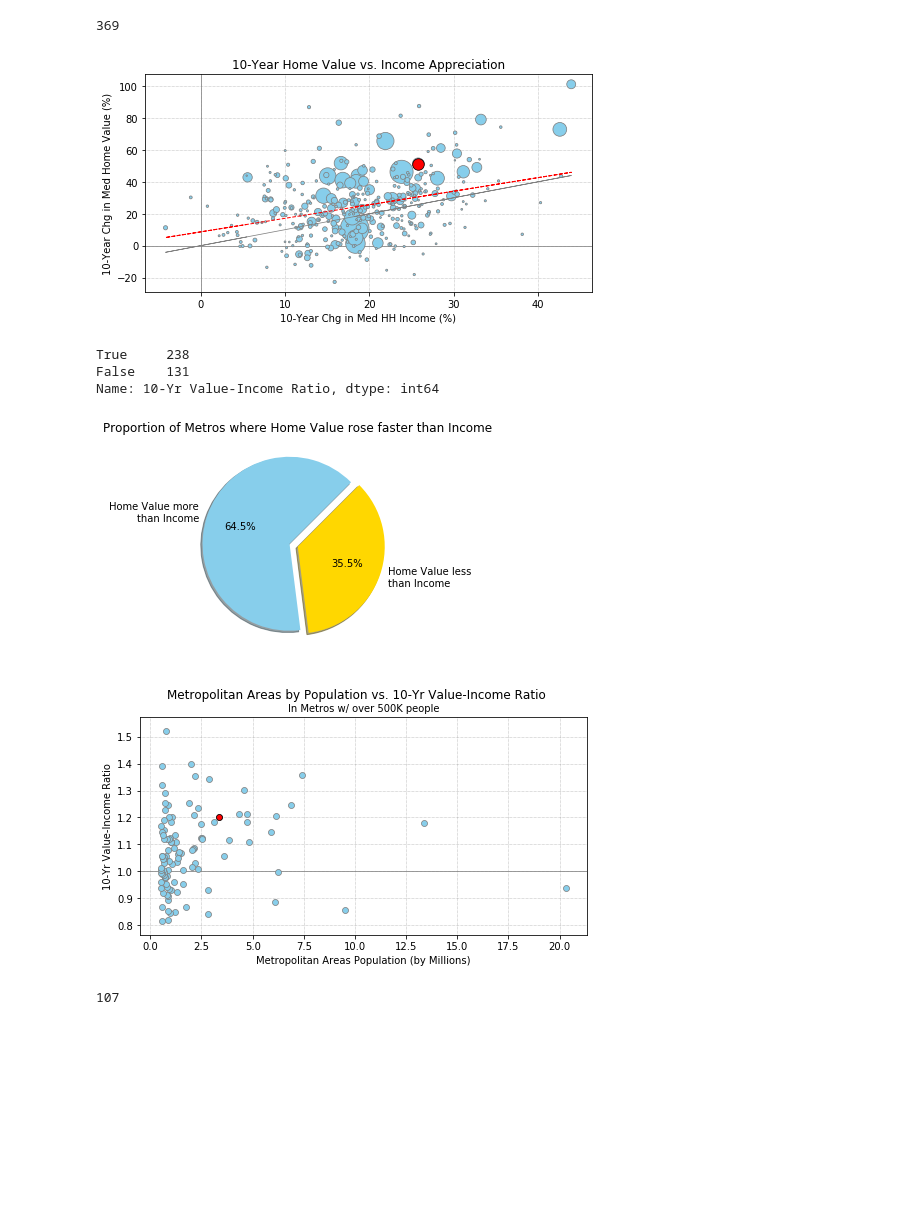
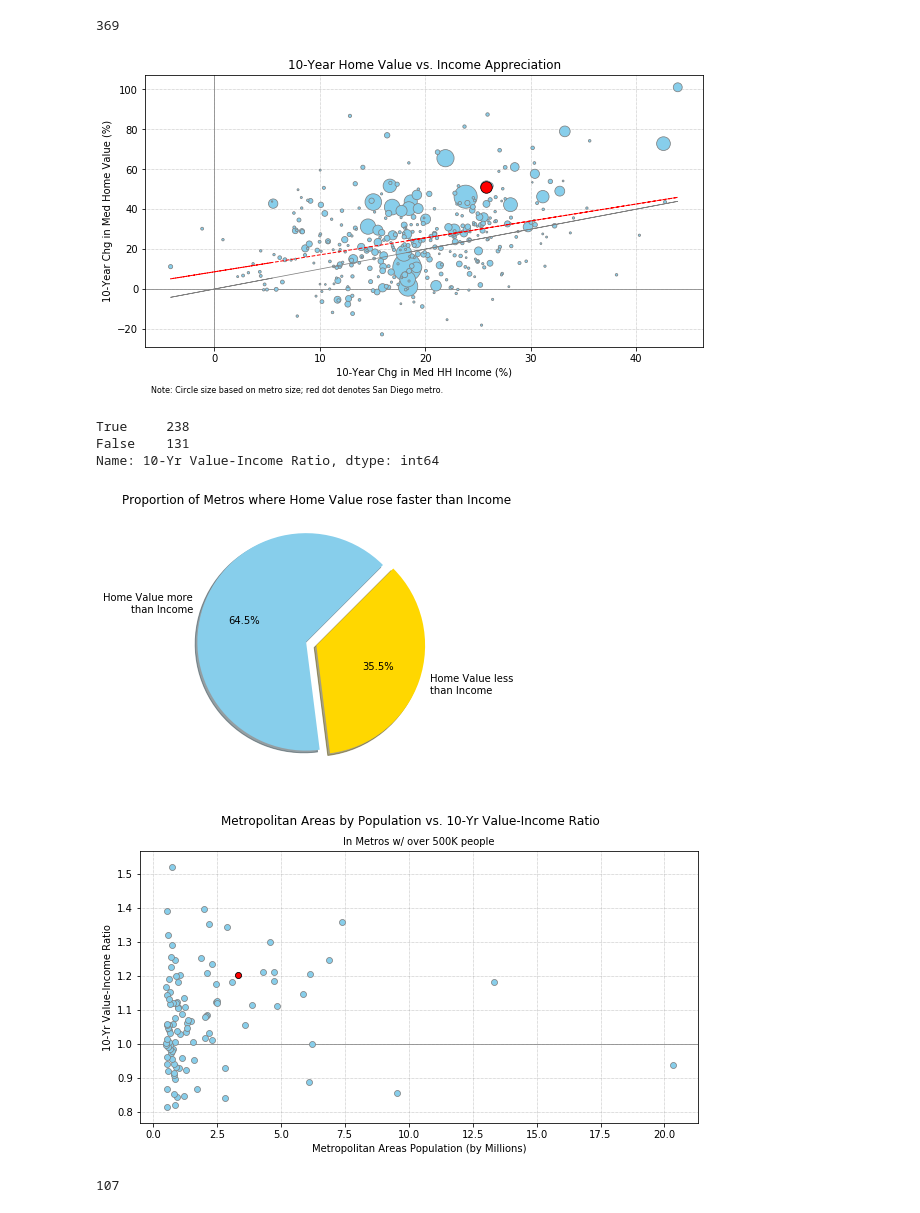
Before and after one commit to cgainor/Housing-and-Income-Appreciation, a Jupyter notebook: Work/Metro_10yr_Scatter.ipynb, the cells around one changed output. Drawn from its saved outputs; the diff is of its cells as text; code cells hidden in the pictures; blank space fills up the shorter version.

Commit message:
update to metro notebook

```diff
--- a/Work/Metro_10yr_Scatter.ipynb
+++ b/Work/Metro_10yr_Scatter.ipynb
@@ -132,7 +128,7 @@ sdvalue_chg = sandiego_df["10-Yr Home Value Chg"]
 #                     (value_chg.max() - value_chg.min())/24))
 
 # Plot points, labels, and title
-plt.figure(figsize=(8,4))
+plt.figure(figsize=(10,5))
 plt.scatter(income_chg, value_chg, marker="o", facecolor="skyblue", edgecolor="grey",
             linewidth=0.75, zorder=2, s=metro_main_df["Population"]/25000)
 plt.scatter(sdincome_chg, sdvalue_chg, marker="o", facecolor="red", edgecolor="black",
@@ -154,12 +150,14 @@ plt.plot(income_chg, income_chg, zorder=3, color='grey', linewidth=0.75)
 # Create gridlines
 plt.axhline(y=0, color='grey', zorder=1, linewidth=0.75)
 plt.axvline(x=0, color='grey', zorder=1, linewidth=0.75)
+plt.text(-6, -52, "Note: Circle size based on metro size; red dot denotes San Diego metro.",
+         fontsize=8)
 plt.grid(color='grey', zorder=1, linestyle='dotted', linewidth=0.5)
 
 # Save graph
 plt.savefig("../Visualizations/metro_scatter.png", dpi=180, bbox_inches="tight")
 # %% [output]
-[figure, old version]
+[figure, new version]
 # %%
 # Home many metros saw home values rise faster than income levels over the the past 10 years
 val_more_inc = (metro_main_df["10-Yr Value-Income Ratio"] > 1)
@@ -171,18 +169,18 @@ Name: 10-Yr Value-Income Ratio, dtype: int64
 # %%
 # Create pie chart #1
 
 label=['Home Value more\nthan Income', "Home Value less\nthan Income"]
 color = ["skyblue", "gold"]
 explode = (0.1,0)
-plt.figure(figsize=(8,4))
+plt.figure(figsize=(10,5))
 plt.pie((metro_main_df["10-Yr Value-Income Ratio"] > 1).value_counts(), autopct='%1.1f%%',
         labels=label, colors=color, explode=explode, shadow=True, startangle=45)
 plt.title("Proportion of Metros where Home Value rose faster than Income")
 
 # Save graph
 plt.savefig("../Visualizations/val_more_inc_pie.png", dpi=180, bbox_inches="tight")
 # %% [output]
-[figure, old version]
+[figure, new version]
 # %%
 # Create scatterplot #2
 
@@ -190,7 +188,7 @@ plt.savefig("../Visualizations/val_more_inc_pie.png", dpi=180, bbox_inches="tigh
 large_metros_df = metro_main_df.loc[metro_main_df["Population"] >= 500000, :]
 
 # Plot points, labels, and title
-plt.figure(figsize=(8,4))
+plt.figure(figsize=(10,5))
 plt.scatter(large_metros_df["Population"]/1000000,large_metros_df["10-Yr Value-Income Ratio"], marker="o", facecolor="skyblue",
             edgecolor="grey", linewidth=0.75, zorder=2)
 plt.scatter(sandiego_df["Population"]/1000000, sandiego_df["10-Yr Value-Income Ratio"], marker="o", facecolor="red",
@@ -207,7 +205,7 @@ plt.grid(color='grey', zorder=1, linestyle='dotted', linewidth=0.5)
 # Save graph
 plt.savefig("../Visualizations/ratio_metro_pop.png", dpi=180, bbox_inches="tight")
 # %% [output]
-[figure, old version]
+[figure, new version]
 # %%
 # How many metros over 500K people
 large_metros_df["Metro Name"].count()
```
Also changed, not shown: parts of 4 cells of this notebook, 4 other files.
